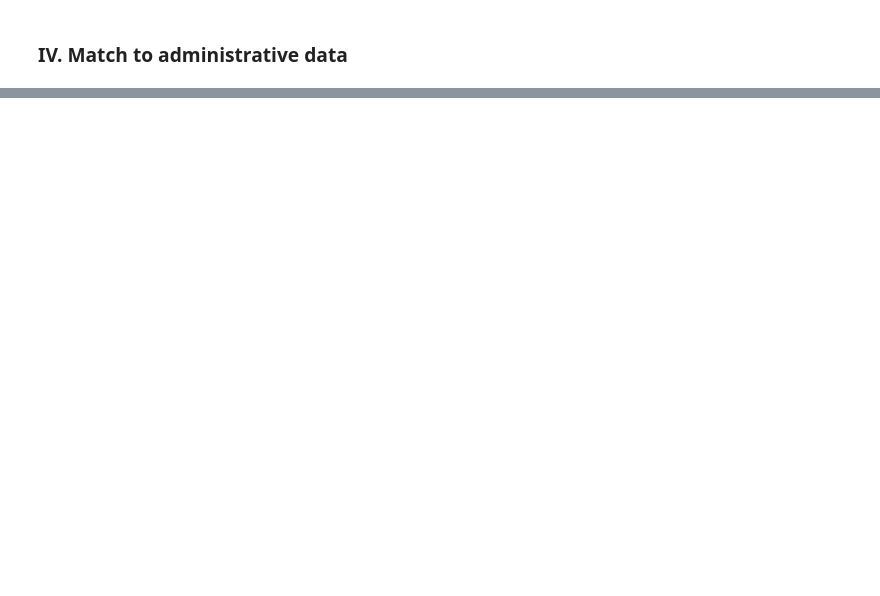
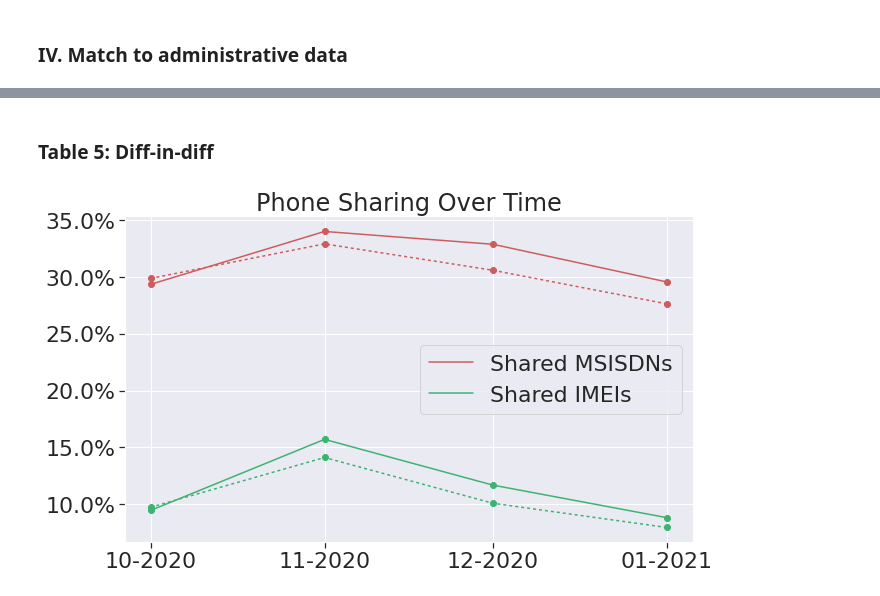
Before and after one commit to emilylaiken/togo-phone-sharing, a Jupyter notebook: phone_sharing.ipynb, the cells around one changed output, grey strips where cells are left out. Saved outputs shown, nothing was run; the diff lists cells and outputs as text; code cells hidden in the pictures; blank space fills up the shorter version.

```diff
--- a/phone_sharing.ipynb
+++ b/phone_sharing.ipynb
@@ -594,0 +735,14 @@ array([0, 0, 1, ..., 0, 0, 0])
+# %%
+data = df.copy()
+data = data[data['registered_nov_dec'] == 1]
+data = data[data['targeted_canton'] == 1]
+data = data[data['below_wealth_threshold'] == 1]
+data['Gender'] = data['Gender'].apply(lambda x: 1 if x == 'F' else 0)
+data['Age: 18-30'] = data['Age'].apply(lambda x: x <= 30).astype('int')
+data['Age: 30-40'] = data['Age'].apply(lambda x: x > 30 and x <= 40).astype('int')
+data['Age: 40-50'] = data['Age'].apply(lambda x: x > 40 and x <=50).astype('int')
+data['Age: 50+'] = data['Age'].apply(lambda x: x > 50).astype('int')
+data['Treatment x Female'] = data['Gender']*data['treated']
+data['Treatment x Age: 50+'] = data['Age: 50+']*data['treated']
+data['Treatment x Age: 30-40'] = data['Age: 30-40']*data['treated']
+data['Treatment x Age: 40-50'] = data['Age: 40-50']*data['treated']
@@ -594,0 +841,2 @@ array([0, 0, 1, ..., 0, 0, 0])
+# %% [markdown]
+### Table 5: Diff-in-diff
@@ -594,0 +913,48 @@ array([0, 0, 1, ..., 0, 0, 0])
+# %%
+sns.set(font_scale=2)
+timeseries = data.copy()
+timeseries['month_int'] = [x[1] for x in timeseries.index]
+timeseries['month_date'] = timeseries['month_int'].apply(lambda x: '2020-10' if x == 10
+                                                        else '2020-11' if x == 11
+                                                        else '2020-12' if x == 12
+                                                        else '2021-01')
+timeseries['month_date'] = pd.to_datetime(timeseries['month_date'])
+
+fig, ax = plt.subplots(1, figsize=(10, 6))
+
+msisdn_timeseries = timeseries[['month_date', 'imei_per_msisdn', 'treated']].dropna().copy()
+avg = msisdn_timeseries.groupby(['month_date', 'treated'], as_index=False).agg('mean')
+count = msisdn_timeseries.groupby(['month_date', 'treated'], as_index=False).agg('count')
+treated = avg[avg['treated'] == 1]
+untreated = avg[avg['treated'] == 0]
+ax.plot(treated['month_date'], 100*treated['imei_per_msisdn'], label='Shared MSISDNs',
+       color='indianred')
+ax.scatter(treated['month_date'], 100*treated['imei_per_msisdn'], color='indianred')
+ax.plot(untreated['month_date'], 100*untreated['imei_per_msisdn'],
+        color='indianred', dashes=[2, 2])
+ax.scatter(untreated['month_date'], 100*untreated['imei_per_msisdn'], color='indianred')
+
+imei_timeseries = timeseries[['month_date', 'msisdn_per_imei', 'treated', 'imei']].dropna().copy()
+avg = imei_timeseries.groupby(['month_date', 'treated'], as_index=False).agg('mean')
+count = msisdn_timeseries.groupby(['month_date', 'treated'], as_index=False).agg('count')
+treated = avg[avg['treated'] == 1]
+untreated = avg[avg['treated'] == 0]
+ax.plot(treated['month_date'], 100*treated['msisdn_per_imei'],
+        label='Shared IMEIs', color='mediumseagreen')
+ax.scatter(treated['month_date'], 100*treated['msisdn_per_imei'], color='mediumseagreen')
+ax.plot(untreated['month_date'], 100*untreated['msisdn_per_imei'], color='mediumseagreen', dashes=[2, 2])
+ax.scatter(untreated['month_date'], 100*untreated['msisdn_per_imei'], color='mediumseagreen')
+
+
+ax.xaxis.set_major_locator(mdates.MonthLocator(interval=1))
+ax.xaxis.set_major_formatter(mdates.DateFormatter('%m-%Y'))
+ax.yaxis.set_major_formatter(mtick.PercentFormatter())
+
+ax.set_title('Phone Sharing Over Time')
+ax.legend(loc='best')
+simpleaxis(ax)
+plt.tight_layout()
+plt.savefig('/home/em/phoneshare.png', dpi=300)
+plt.show()
+# %% [output]
+[figure, added]
```
Also changed, not shown: parts of 63 cells of this notebook, 1 other file.
